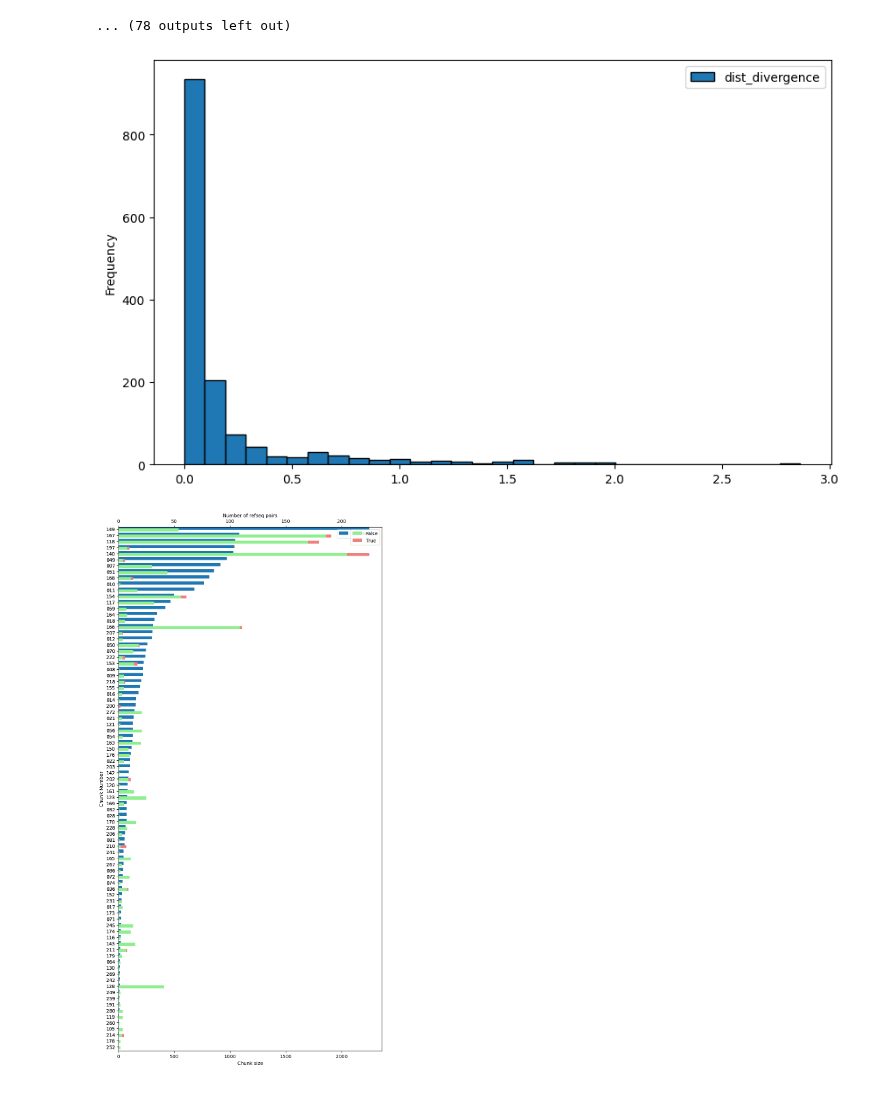
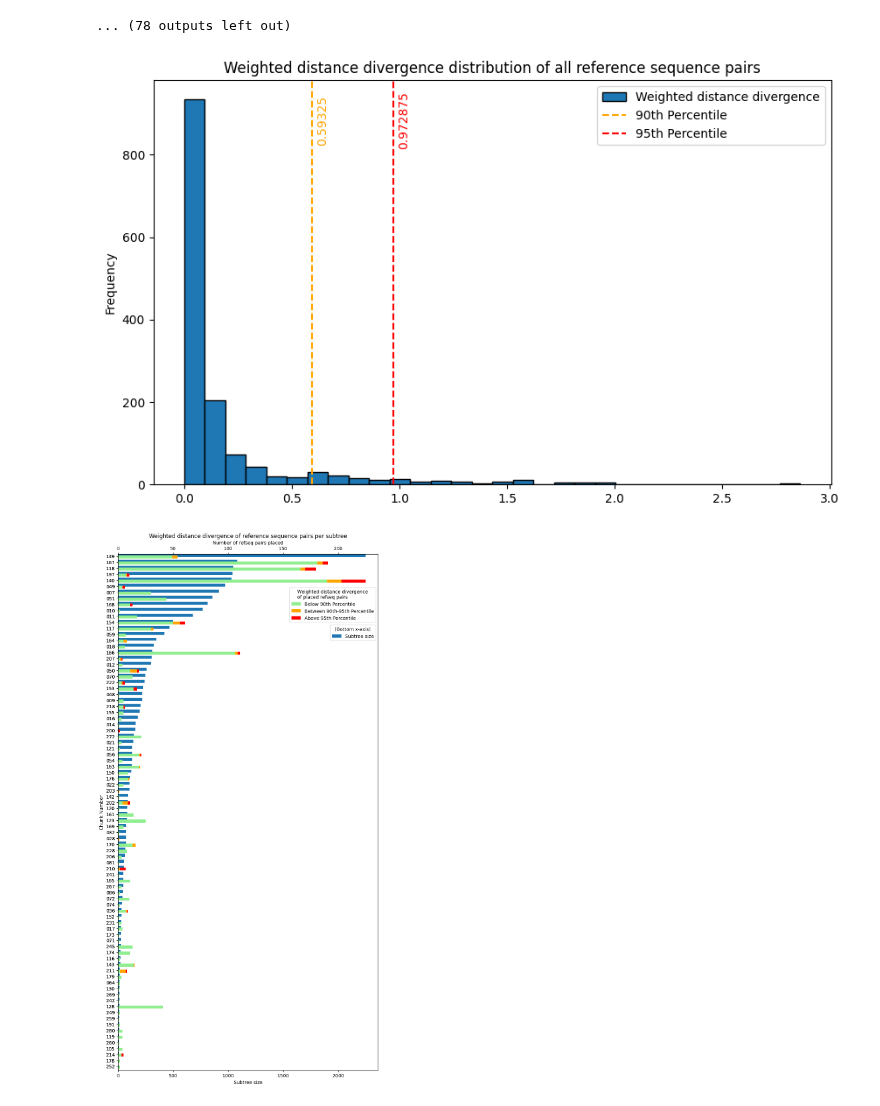
Before and after one commit to SethGG/mycodiversity-arise, a Jupyter notebook: 7_data_analysis.ipynb, the cells around one changed output. Drawn from its saved outputs; the diff is of its cells as text; code cells hidden in the pictures.

Commit message:
wdd figures done

```diff
--- a/7_data_analysis.ipynb
+++ b/7_data_analysis.ipynb
@@ -1191,29 +1191,52 @@ df_place_diff.to_csv("place_dif.csv")
 '028_72_p__Basidiomycota_c__Agaricomycetes_o__Agaricales_f__Pluteaceae.jplace'
 ... (78 outputs left out)
 # %%
-df_place_diff.plot.hist(column=["dist_divergence"], bins=30, edgecolor = "black", figsize=(10,6))
+ax = df_place_diff["dist_divergence"].plot.hist(bins=30, edgecolor = "black", figsize=(10,6), label="Weighted distance divergence")
+ax.set_title("Weighted distance divergence distribution of all reference sequence pairs")
+q90 = df_place_diff["dist_divergence"].quantile(0.9)
+q95 = df_place_diff["dist_divergence"].quantile(0.95)
+
+ax.axvline(q90, color='orange', linestyle='--', label='90th Percentile')
+ax.axvline(q95, color='red', linestyle='--', label='95th Percentile')
+ax.text(q90+0.02, plt.ylim()[1]*0.9, q90, color='orange', rotation=90, va='center')
+ax.text(q95+0.02, plt.ylim()[1]*0.9, q95, color='red', rotation=90, va='center')
+
+ax.legend()
+
 plt.show()
 
 chunk_sizes = df_place_diff.groupby(by="chunk_num")["num_of_refseqs"].first()
-chunk_placements = (df_place_diff["dist_divergence"] > 1).groupby(by="chunk_num").value_counts().unstack(fill_value=0).rename(columns={True: "True", False: "False"})
 
-chunk_summary = chunk_placements.join(chunk_sizes).sort_values(by="num_of_refseqs")
+chunk_placements_90 = df_place_diff["dist_divergence"] > q90
+chunk_placements_95 = df_place_diff["dist_divergence"] > q95
+chunk_placements_all = pd.DataFrame({'Below 90th Percentile': ~chunk_placements_90,
+                                     'Between 90th-95th Percentile': chunk_placements_90 & ~chunk_placements_95,
+                                     'Above 95th Percentile': chunk_placements_95})
+
+chunk_summary = chunk_placements_all.groupby(by="chunk_num").sum().join(chunk_sizes).sort_values(by="num_of_refseqs")
+
+#display(chunk_placements_all.groupby(by="chunk_num").sum())
+#chunk_placements = (df_place_diff["dist_divergence"] > 1).groupby(by="chunk_num").value_counts().unstack(fill_value=0).rename(columns={True: "True", False: "False"})
+
+#chunk_summary = chunk_placements.join(chunk_sizes).sort_values(by="num_of_refseqs")
 
 fig, ax1 = plt.subplots(figsize=(10,20))
 ax2 = ax1.twiny()
 
-chunk_summary["num_of_refseqs"].plot.barh(ax=ax1, position=0.2, width=0.5, label="Chunk size")
-chunk_summary.drop(columns="num_of_refseqs").plot.barh(stacked=True, ax=ax2, position=0.8, width=0.5, color=['lightgreen', 'lightcoral'], label="Number of refseq pairs")
+chunk_summary["num_of_refseqs"].plot.barh(ax=ax1, position=0.2, width=0.5, label="Subtree size")
+chunk_summary.drop(columns="num_of_refseqs").plot.barh(stacked=True, ax=ax2, position=0.8, width=0.5, color=['lightgreen', 'orange', 'red'], label="Number of refseq pairs")
 
-ax1.set_xlabel('Chunk size')
-ax2.set_xlabel('Number of refseq pairs')
+ax1.set_xlabel('Subtree size')
+ax2.set_xlabel('Number of refseq pairs placed')
 ax1.set_ylabel('Chunk Number')
 ax2.set_ylabel('')
 
-ax1.legend(loc='upper right')
-ax2.legend(loc='upper right')
+ax1.legend(loc='upper right', bbox_to_anchor=(1.0, 0.867), title="(Bottom x-axis)")
+ax2.legend(loc='upper right', bbox_to_anchor=(1.0, 0.94), title="Weighted distance divergence\nof placed refseq pairs")
+ax1.set_title("Weighted distance divergence of reference sequence pairs per subtree")
+
 
 plt.show()
 # %% [output]
-[figure, old version]
+[figure, new version]
-[figure, old version]
+[figure, new version]
```
